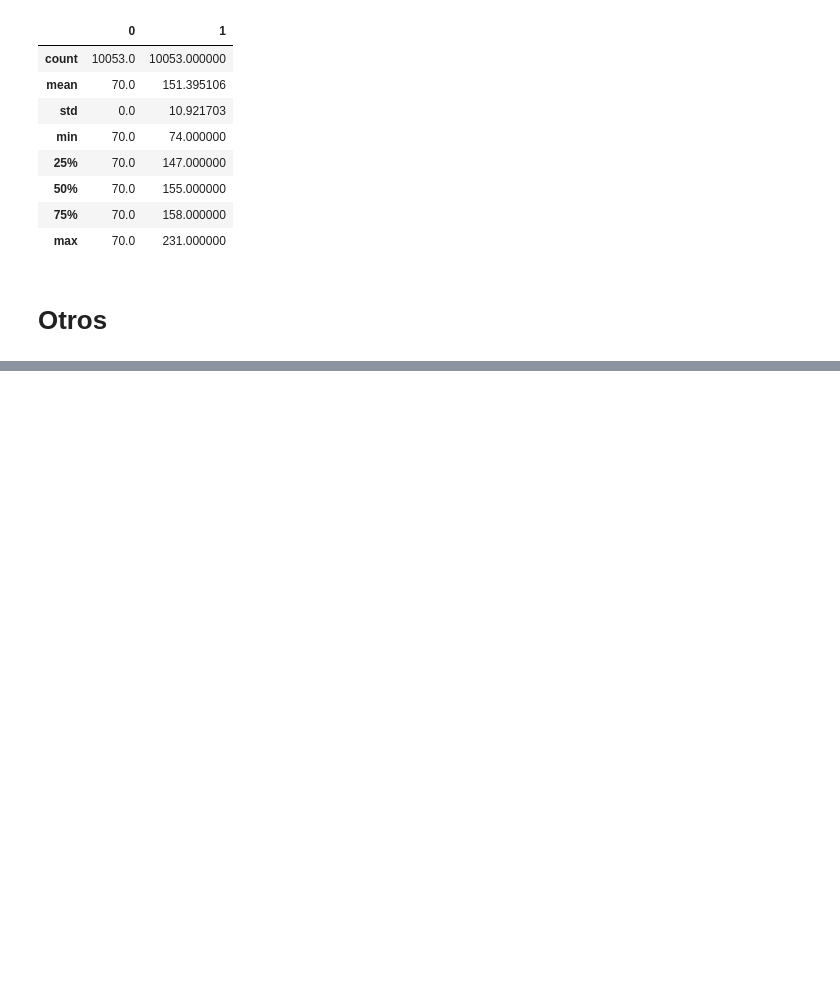
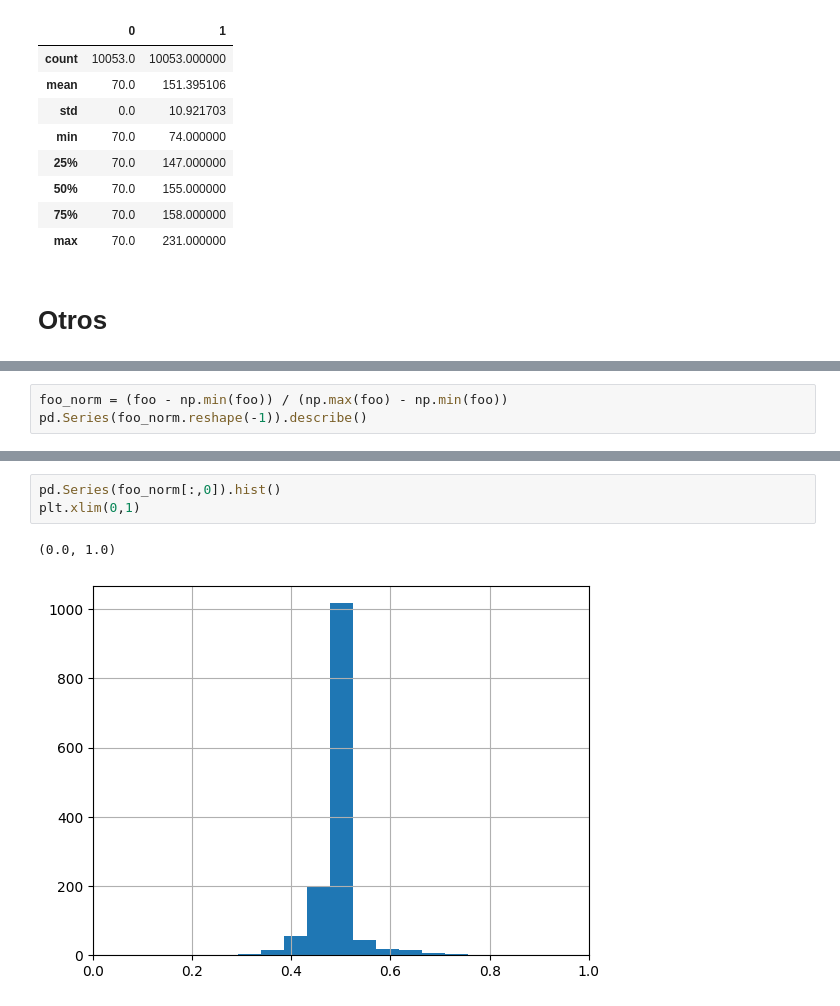
Before and after one commit to JafetMoon/hum_transcription_Project_DIA, a Jupyter notebook: 2-preprocesamiento.ipynb, the cells around one changed output, grey strips where cells are left out. Saved outputs shown, nothing was run; the diff lists cells and outputs as text; blank space fills up the shorter version.

```diff
--- a/2-preprocesamiento.ipynb
+++ b/2-preprocesamiento.ipynb
@@ -363,0 +316,3 @@ array([0.    , 0.0625, 0.125 , 0.1875, 0.25  , 0.3125, 0.375 , 0.4375,
+# %%
+foo_norm = (foo - np.min(foo)) / (np.max(foo) - np.min(foo))
+pd.Series(foo_norm.reshape(-1)).describe()
@@ -363,0 +329,6 @@ array([0.    , 0.0625, 0.125 , 0.1875, 0.25  , 0.3125, 0.375 , 0.4375,
+# %%
+pd.Series(foo_norm[:,0]).hist()
+plt.xlim(0,1)
+# %% [output]
+(0.0, 1.0)
+[figure, added]
```
Also changed, not shown: parts of 16 cells of this notebook, 5 other files.
